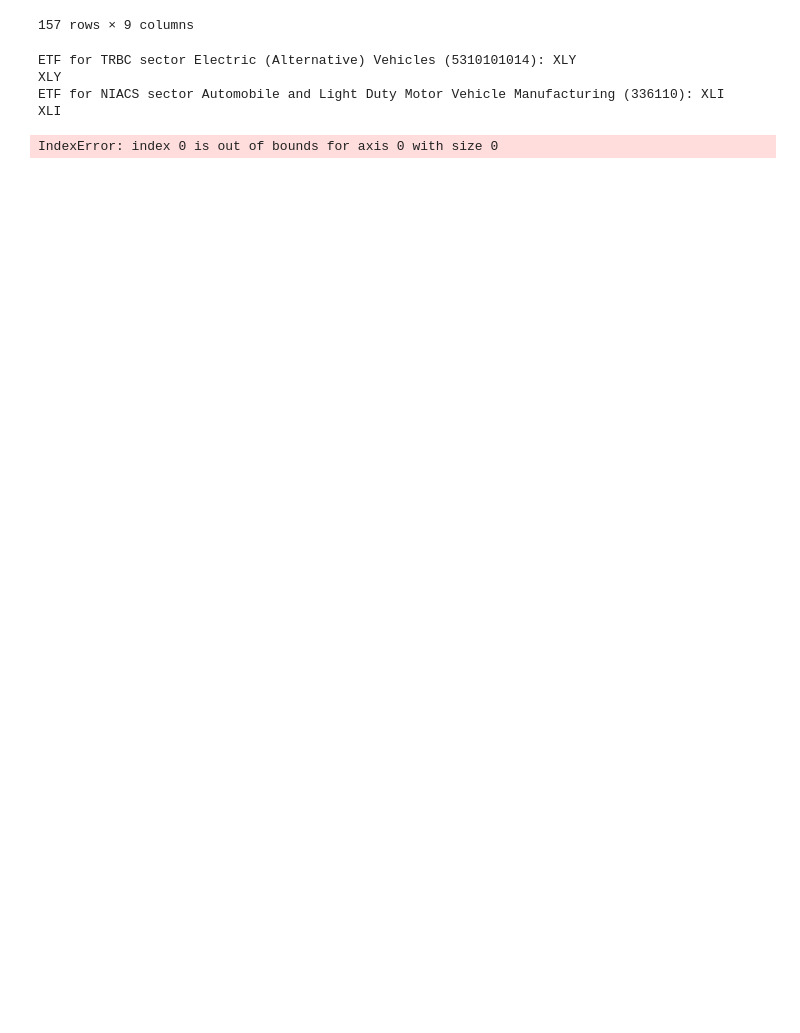
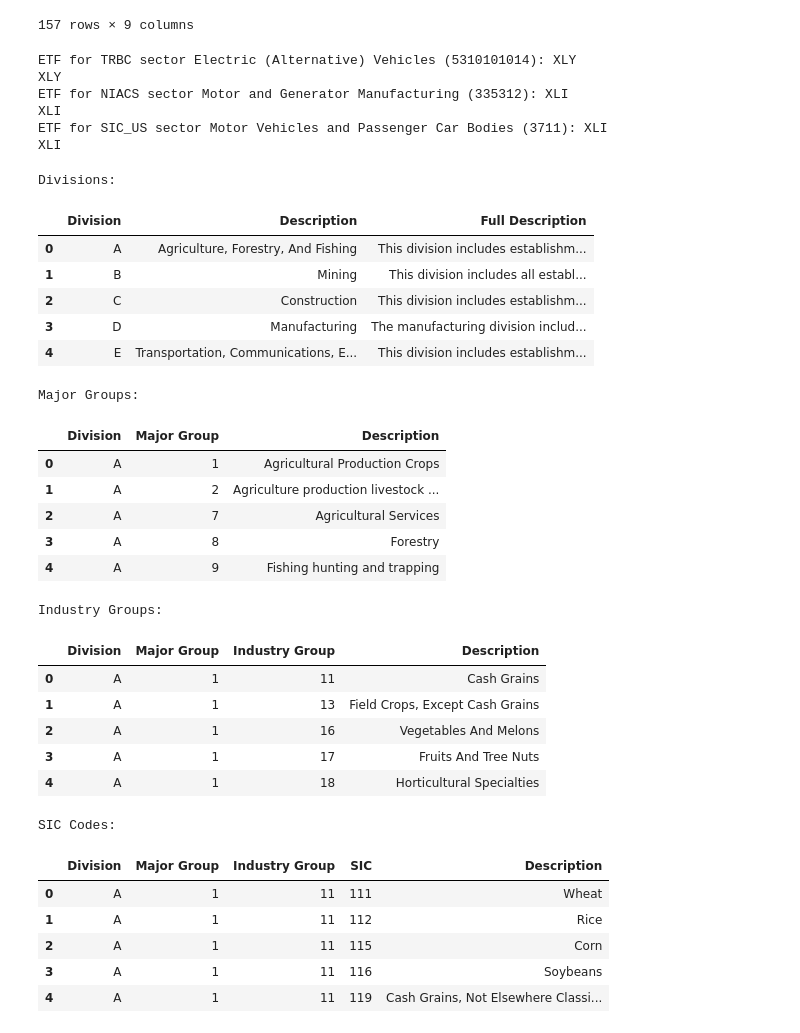
Before and after one commit to Design-01/stockbot_4, a Jupyter notebook: industry_classifications/_test_codes.ipynb, the cells around one changed output. Saved outputs shown, nothing was run; the diff lists cells and outputs as text; code cells hidden in the pictures; blank space fills up the shorter version.

```diff
--- a/industry_classifications/test_codes.ipynb
+++ b/industry_classifications/_test_codes.ipynb
@@ -470,27 +498,27 @@ File with ETF tickers saved as: GICS_mapped.csv
 | 156 | 60 | Real Estate | 6010 | Real Estate | 601020 | Real Estate Management & Development | ... |
 157 rows × 9 columns
 # %%
-
+import pandas as pd
 
 def get_etf_from_sector_code(classification, sector_code):
     file_names = {
         'NIACS': 'NIACS_mapped.csv',
         'TRBC': 'TRBC_mapped.csv',
-        'SIC': 'SIC_mapped.csv',
+        'SIC_US': 'SIC_US_mapped.csv',
         'GICS' : 'GICS_mapped.csv'
     }
 
     code_column = {
         'NIACS': 'Sub-Industry Code',
         'TRBC': 'Hierarchical ID',
-        'SIC': 'SIC Code',
+        'SIC_US': 'SIC',
         'GICS': 'Sub-Industry Code'
     }
 
     sector_column = {
         'NIACS': 'Sub-Industry Name',
         'TRBC': 'Sub-Industry Name',
-        'SIC': 'Description',
+        'SIC_US': 'Description',
         'GICS': 'Sub-Industry Name'
     }
 
@@ -503,11 +531,64 @@ def get_etf_from_sector_code(classification, sector_code):
 # Example usage:
 
 print(get_etf_from_sector_code('TRBC', 5310101014))
-print(get_etf_from_sector_code('NIACS', 336110))
-print(get_etf_from_sector_code('SIC', 5511))
+print(get_etf_from_sector_code('NIACS', 335312))
+print(get_etf_from_sector_code('SIC_US', 3711))
 # %% [output]
 ETF for TRBC sector Electric (Alternative) Vehicles (5310101014): XLY
 XLY
-ETF for NIACS sector Automobile and Light Duty Motor Vehicle Manufacturing (336110): XLI
+ETF for NIACS sector Motor and Generator Manufacturing (335312): XLI
 XLI
+ETF for SIC_US sector Motor Vehicles and Passenger Car Bodies (3711): XLI
+XLI
-IndexError: index 0 is out of bounds for axis 0 with size 0
+# %%
+
+
+div = pd.read_csv('divisions.csv')
+mg = pd.read_csv('major-groups.csv')
+ig = pd.read_csv('industry-groups.csv')
+sic = pd.read_csv('sic-codes.csv')
+
+print("Divisions:")
+display(div.head())
+print("Major Groups:")
+display(mg.head())
+print("Industry Groups:")
+display(ig.head())
+
+#! SIC code to be updated with the new columns and descrition should be added
+print("SIC Codes:")
+display(sic.head())
+
+new_columns= ['Division', 'Division Description', 'Major Group', 'Major Group Description', 'Industry Group', 'Industry Group Description', 'SIC Code', 'Description']
+
+# Add new columns to the SIC dataframe
+# write new code to add the new columns to the SIC dataframe and save as csv
+# %% [output]
+Divisions:
+|  | Division | Description | Full Description |
+| 0 | A | Agriculture, Forestry, And Fishing | This division includes establishm... |
+| 1 | B | Mining | This division includes all establ... |
+| 2 | C | Construction | This division includes establishm... |
+| 3 | D | Manufacturing | The manufacturing division includ... |
+| 4 | E | Transportation, Communications, E... | This division includes establishm... |
+Major Groups:
+|  | Division | Major Group | Description |
+| 0 | A | 1 | Agricultural Production Crops |
+| 1 | A | 2 | Agriculture production livestock ... |
+| 2 | A | 7 | Agricultural Services |
+| 3 | A | 8 | Forestry |
+| 4 | A | 9 | Fishing hunting and trapping |
+Industry Groups:
+|  | Division | Major Group | Industry Group | Description |
+| 0 | A | 1 | 11 | Cash Grains |
+| 1 | A | 1 | 13 | Field Crops, Except Cash Grains |
+| 2 | A | 1 | 16 | Vegetables And Melons |
+| 3 | A | 1 | 17 | Fruits And Tree Nuts |
+| 4 | A | 1 | 18 | Horticultural Specialties |
+SIC Codes:
+|  | Division | Major Group | Industry Group | SIC | Description |
+| 0 | A | 1 | 11 | 111 | Wheat |
+| 1 | A | 1 | 11 | 112 | Rice |
+| 2 | A | 1 | 11 | 115 | Corn |
+| 3 | A | 1 | 11 | 116 | Soybeans |
+| 4 | A | 1 | 11 | 119 | Cash Grains, Not Elsewhere Classi... |
```
Also changed, not shown: parts of 3 cells of this notebook, 8 other files.
